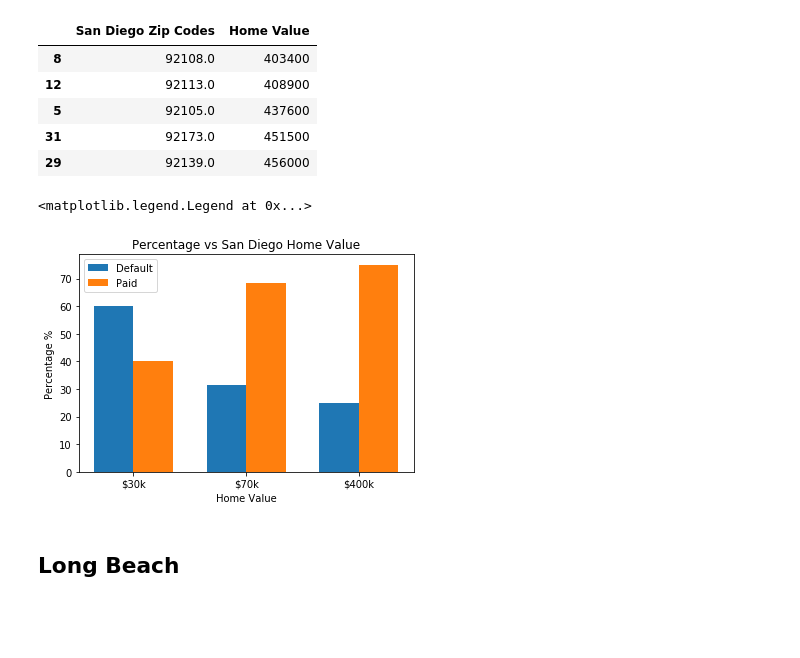
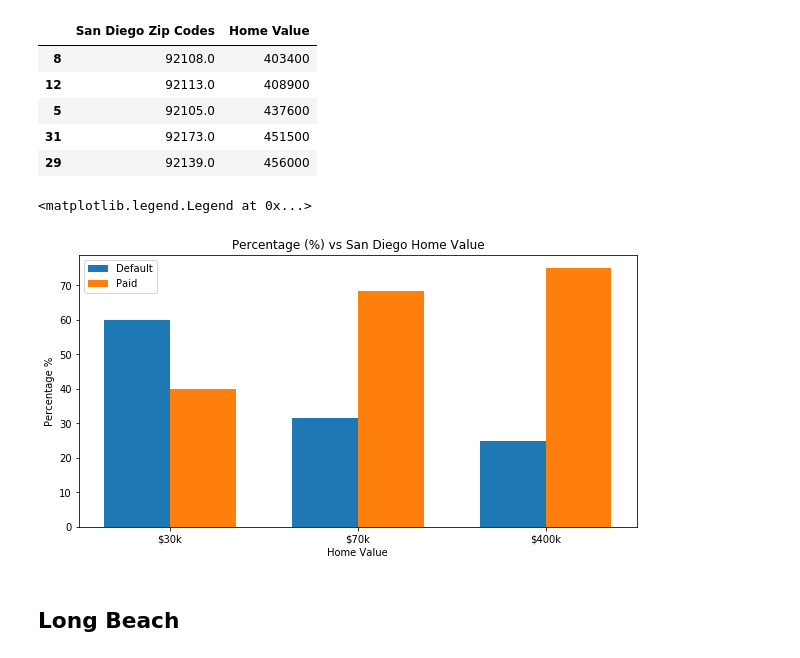
Before and after one commit to cdimmock/Py-Eating-Pandas, a Jupyter notebook: Team Py-Eating Pandas Presentation.ipynb, the cells around one changed output. Cells and saved outputs as stored; diff of their text form; code cells hidden in the pictures; blank space fills up the shorter version.

```diff
--- a/Team Py-Eating Pandas Presentation.ipynb
+++ b/Team Py-Eating Pandas Presentation.ipynb
@@ -234,23 +227,19 @@ df = df.drop_duplicates('Sum of Default')
 # %%
 #Calculate the percentages of Default and Not Default
 percent_default =(df["Sum of Default"]/df["Total Count of Default & Not Default"]*100).tolist()
 percent_not_default = (df["Sum of Not Default"]/df["Total Count of Default & Not Default"]*100).tolist()
-
 #Plot the percentages
 ind = np.arange(len(percent_default))
 width = 0.35
-fig, ax = plt.subplots()
+fig, ax = plt.subplots(figsize=(10,5))
 rects1 = ax.bar(ind - width/2, percent_default, width,label= "Default")
 rects2 = ax.bar(ind + width/2, percent_not_default, width, label= "Paid")
-ax.set_xlabel('Home Value')
-ax.set_ylabel('Percentage %')
-ax.set_title('Percentage vs San Diego Home Value')
-ax.set_xticks(ind)
-ax.set_xticklabels(('$30k','$70k','$400k','$1mil'))
-ax.legend()
+ax.set_xlabel('Home Value');ax.set_ylabel('Percentage %')
+ax.set_title('Percentage (%) vs San Diego Home Value');ax.set_xticks(ind)
+ax.set_xticklabels(('$30k','$70k','$400k','$1mil'));ax.legend()
 # %% [output]
 <matplotlib.legend.Legend at 0x...>
-[figure, old version]
+[figure, new version]
 # %% [markdown]
 ## Long Beach
 # %%
```
Also changed, not shown: parts of 6 cells of this notebook.
